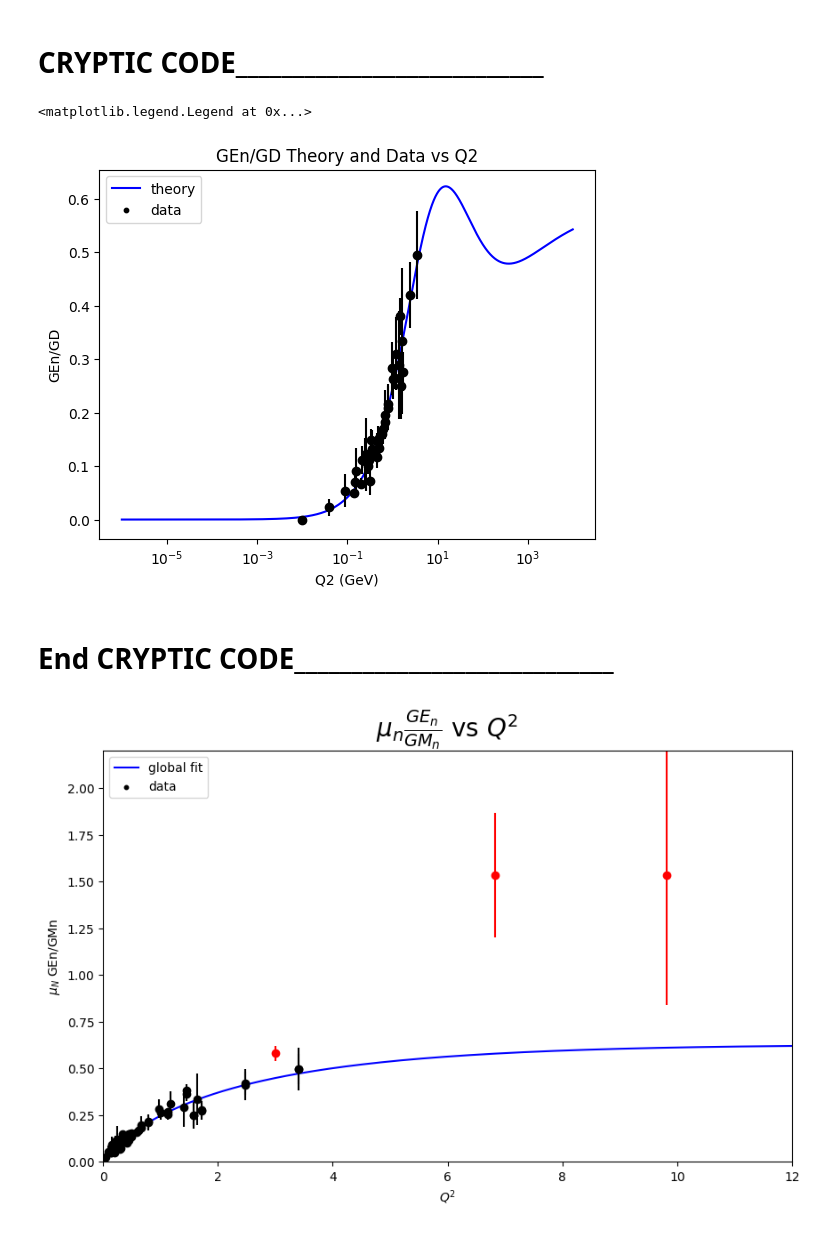
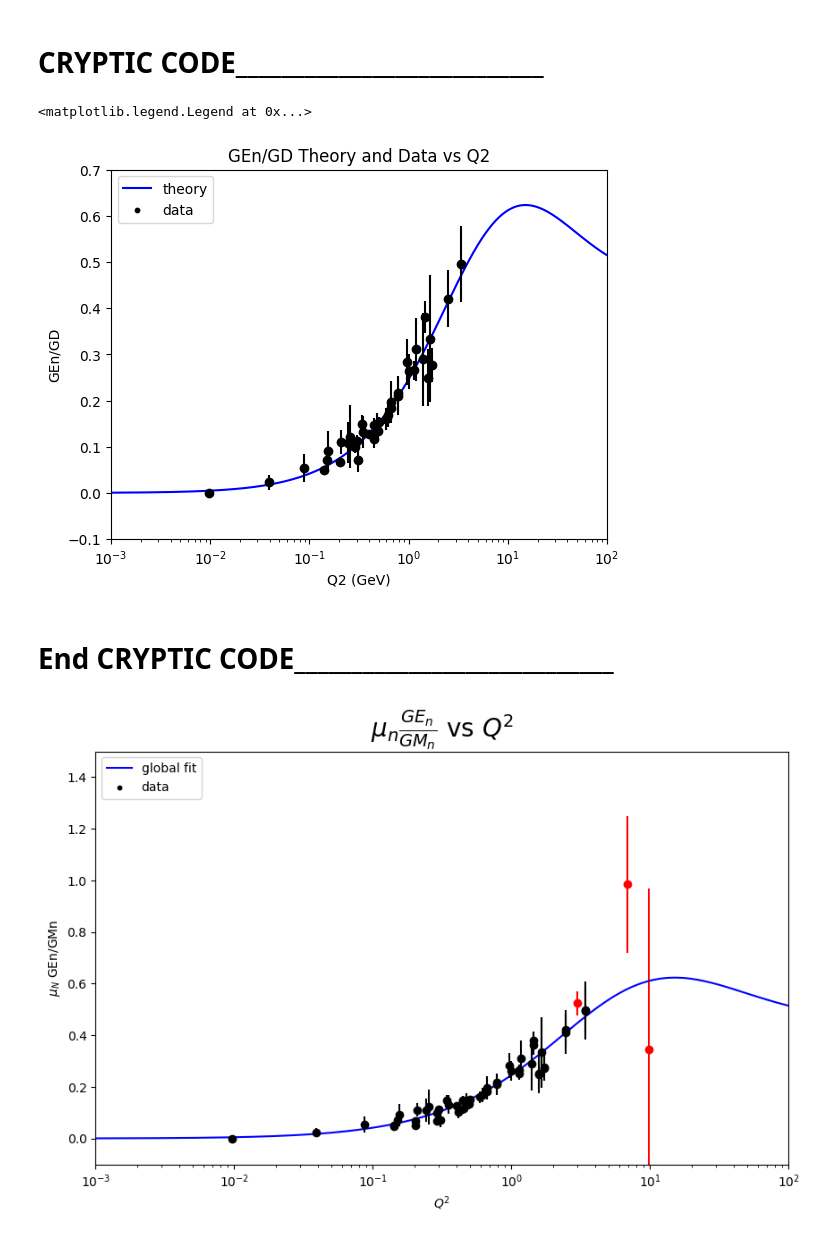
Before and after one commit to hp4xz/GEnAnalysis, a Jupyter notebook: analysis/graphGEn.ipynb, the cells around one changed output. Cells and saved outputs as stored; diff of their text form; code cells hidden in the pictures.

```diff
--- a/analysis/graphGEn.ipynb
+++ b/analysis/graphGEn.ipynb
@@ -48,36 +52,36 @@ Q2 = GEndata[0]
 Q2t = GEntheory[0]
 Q2t = np.sort(Q2t)
 GEntrat=GEntheory[1]
 GEn = GEndata[1]
 GEnerr = GEndata[2]
 rat = np.zeros(len(GEn))
 raterr = np.zeros(len(GEnerr))
 dipole = np.zeros(len(Q2))
 for i in range(0,len(Q2)):
     dipole[i]=Dipole(Q2[i])
 
 
 
 #plt.scatter(Q2,dipole,label='Dipole Form Factor')
 #plt.title('Dipole Form Factor vs Q2 from GEn Data')
 #plt.xlabel('Q2')
 #plt.ylabel('GD')
 for i in range(0,len(GEn)):
     rat[i]=GEn[i]/dipole[i]
     raterr[i]=GEnerr[i]/dipole[i]
 plt.plot(Q2t,GEntrat,color='blue',label='theory')
-#plt.xlim((10**(-3),10**2))
-#plt.ylim((-.1,.7))
+plt.xlim((10**(-3),10**2))
+plt.ylim((-.1,.7))
 plt.xscale('log')
 plt.title("GEn/GD Theory and Data vs Q2")
 plt.xlabel('Q2 (GeV)')
 plt.ylabel('GEn/GD')
 plt.scatter(Q2,rat,color='black',s=10, label='data')
 plt.errorbar(Q2,rat,yerr=raterr,color='black',fmt='o')
 plt.legend(loc='upper left')
 # %% [output]
 <matplotlib.legend.Legend at 0x...>
-[figure, old version]
+[figure, new version]
 # %% [markdown]
 #  End CRYPTIC CODE____________________________
 # %%
@@ -106,6 +110,9 @@ plt.errorbar(Q2,rat,yerr=raterr,color='black',fmt='o')
 ax.legend(loc='upper left')
 plt.ylim(0,2.2)
 plt.xlim(0,12)
+plt.xlim((10**(-3),10**2))
+plt.ylim((-.1,1.5))
+plt.xscale('log')
 plt.show()
 # %% [output]
-[figure, old version]
+[figure, new version]
```
Also changed, not shown: parts of 3 cells of this notebook, 48 other files.
